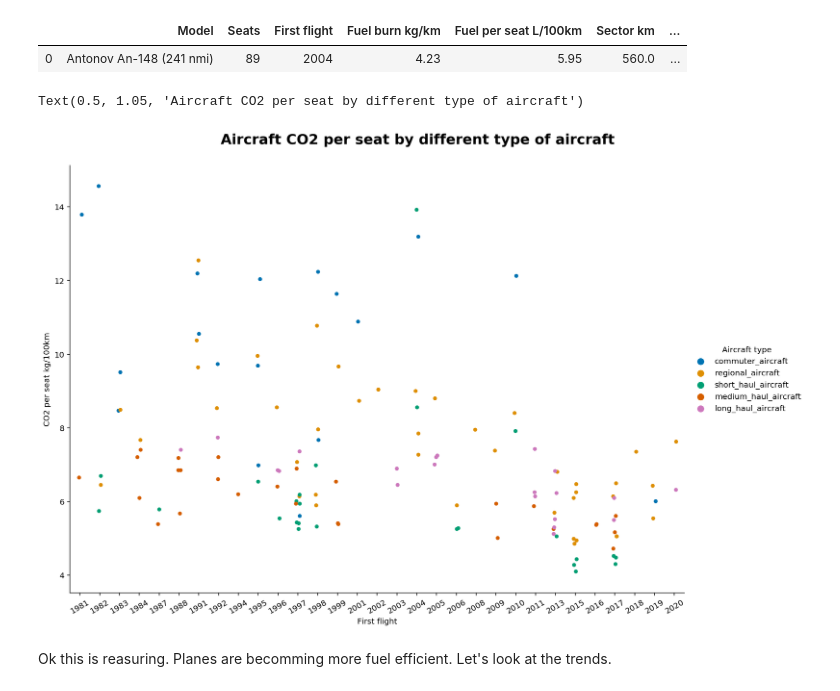
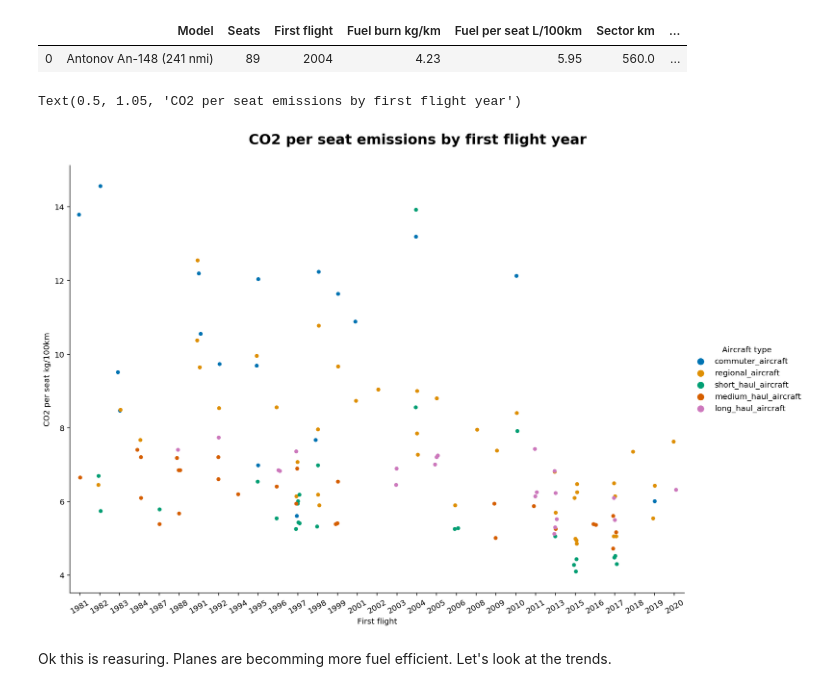
Before and after one commit to Jmion/aviation-co2-impact, a Jupyter notebook: Aviation_global_emissions.ipynb, the cells around one changed output. Saved outputs shown, nothing was run; the diff lists cells and outputs as text; code cells hidden in the pictures.

```diff
--- a/Aviation_global_emissions.ipynb
+++ b/Aviation_global_emissions.ipynb
@@ -120,15 +120,15 @@ from matplotlib import pyplot as plt
 # %%
 %config InlineBackend.figure_format ='retina'
 
 #fig, ax = pyplot.subplots()
 # the size of A4 paper
 #fig.set_size_inches(17.7, 8.27)
 g = sns.catplot(height=8.27, aspect=11.7/8.27, x="First flight", y="CO2 per seat kg/100km", data=all_aircraft, hue='Aircraft type', palette="colorblind")
 g.set_xticklabels(rotation=30)
-g.fig.suptitle('Aircraft CO2 per seat by different type of aircraft' ,position=(0.5,1.05), fontweight='bold', size=18)
+g.fig.suptitle('CO2 per seat emissions by first flight year' ,position=(0.5,1.05), fontweight='bold', size=18)
 # %% [output]
-Text(0.5, 1.05, 'Aircraft CO2 per seat by different type of aircraft')
+Text(0.5, 1.05, 'CO2 per seat emissions by first flight year')
-[figure, old version]
+[figure, new version]
 # %% [markdown]
 Ok this is reasuring. Planes are becomming more fuel efficient. Let's look at the trends.
 # %%
```
Also changed, not shown: parts of 10 cells of this notebook.
